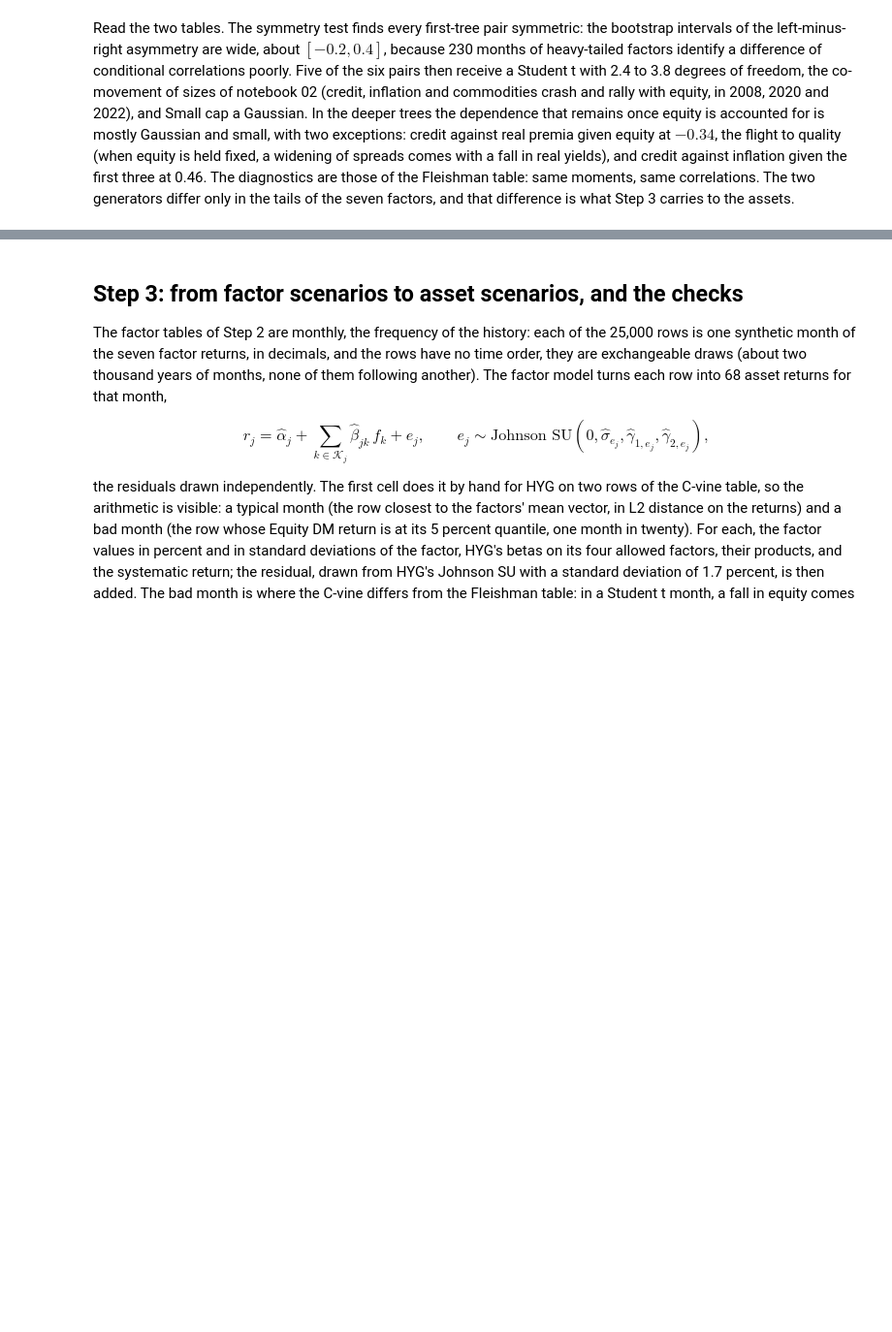
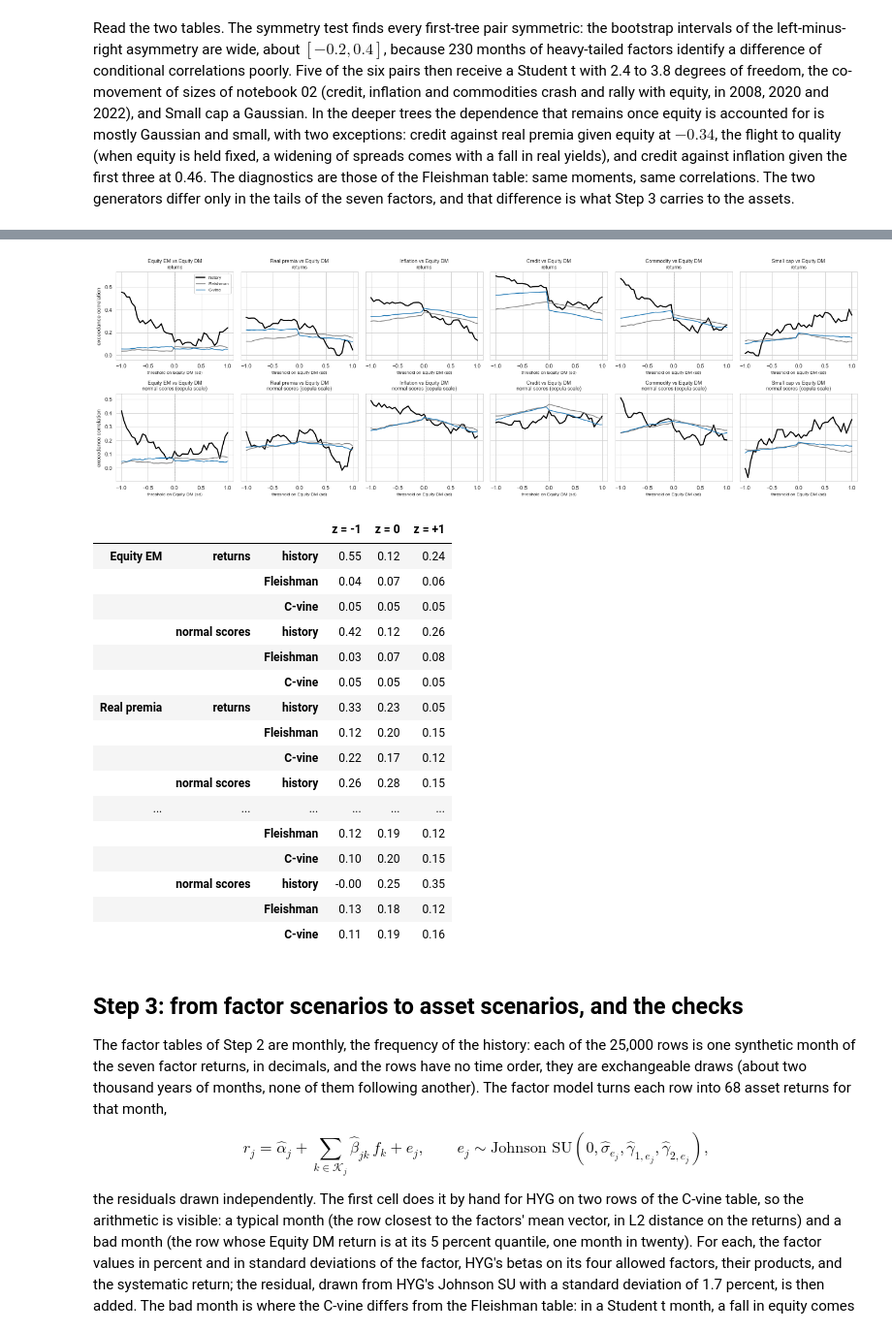
Before and after one commit to mamadouyamar/CVineMarketGen, a Jupyter notebook: examples/03_many_assets_factors.ipynb, the cells around one changed output, grey strips where cells are left out. Shown at 97% size. Cells and saved outputs as stored; diff of their text form; code cells hidden in the pictures; blank space fills up the shorter version.

Commit message:
docs: notebook 03 re-executed with the first tree on the copula scale; factor-level exceedance profiles on both scales; readings updated
Co-Authored-By: Claude Fable 5.1 <noreply@anthropic.com>

```diff
--- a/examples/03_many_assets_factors.ipynb
+++ b/examples/03_many_assets_factors.ipynb
@@ -54,6 +54,9 @@ print("cvinemarketgen", cvinemarketgen.__version__)
 from cvinemarketgen import (load_etf_monthly, load_factor_data, Targets, FleishmanMarket, CVineMarket, FactorModel,
                             exceedance_curve, iid_tests)
 from scipy import stats
+import seaborn as sns
+from scipy import stats
+normal_scores = lambda v: pd.Series(stats.norm.ppf(stats.rankdata(v) / (len(v) + 1)), index=getattr(v, "index", None))   # the copula scale
 # %% [output]
 cvinemarketgen 0.3.0
 # %% [markdown]
@@ -439,3 +463,40 @@ carries to the assets.
+# %%
+base = "Equity DM"; others = [f for f in fm.factors if f != base]; z = np.round(np.arange(-1, 1.0001, 0.05), 3)
+with sns.axes_style("whitegrid"):
+    fig, axes = plt.subplots(2, len(others), figsize=(3.2 * len(others), 6.2), sharey="row")
+    for j, f in enumerate(others):
+        for row, (label, tf) in enumerate([("returns", lambda v: v), ("normal scores (copula scale)", normal_scores)]):
+            ax = axes[row, j]
+            for G, col, name in [(F, "black", "history"), (Ffl, "tab:grey", "Fleishman"), (Fcv, "tab:blue", "C-vine")]:
+                ax.plot(z, exceedance_curve(tf(G[base]), tf(G[f]), z).values, color=col, lw=2 if name == "history" else 1.4, label=name)
+            ax.axvline(0, color="grey", lw=0.6, ls=":"); ax.set_title(f"{f} vs {base}\n{label}", fontsize=9); ax.set_xlabel(f"threshold on {base} (sd)", fontsize=8)
+    axes[0, 0].set_ylabel("exceedance correlation"); axes[1, 0].set_ylabel("exceedance correlation"); axes[0, 0].legend(fontsize=8)
+    plt.tight_layout(); plt.show()
+rows = {}
+for f in others:
+    for label, tf in [("returns", lambda v: v), ("normal scores", normal_scores)]:
+        for G, name in [(F, "history"), (Ffl, "Fleishman"), (Fcv, "C-vine")]:
+            e = exceedance_curve(tf(G[base]), tf(G[f]), [-1.0, 0.0, 1.0]); rows[(f, label, name)] = {"z = -1": e.iloc[0], "z = 0": e.iloc[1], "z = +1": e.iloc[2]}
+pd.DataFrame(rows).T.round(2)
+# %% [output]
+[figure, added]
+|  |  |  | z = -1 | z = 0 | z = +1 |
+| Equity EM | returns | history | 0.55 | 0.12 | 0.24 |
+|  |  | Fleishman | 0.04 | 0.07 | 0.06 |
+|  |  | C-vine | 0.05 | 0.05 | 0.05 |
+|  | normal scores | history | 0.42 | 0.12 | 0.26 |
+|  |  | Fleishman | 0.03 | 0.07 | 0.08 |
+|  |  | C-vine | 0.05 | 0.05 | 0.05 |
+| Real premia | returns | history | 0.33 | 0.23 | 0.05 |
+|  |  | Fleishman | 0.12 | 0.20 | 0.15 |
+|  |  | C-vine | 0.22 | 0.17 | 0.12 |
+|  | normal scores | history | 0.26 | 0.28 | 0.15 |
+| ... | ... | ... | ... | ... | ... |
+|  |  | Fleishman | 0.12 | 0.19 | 0.12 |
+|  |  | C-vine | 0.10 | 0.20 | 0.15 |
+|  | normal scores | history | -0.00 | 0.25 | 0.35 |
+|  |  | Fleishman | 0.13 | 0.18 | 0.12 |
+|  |  | C-vine | 0.11 | 0.19 | 0.16 |
 # %% [markdown]
 ## Step 3: from factor scenarios to asset scenarios, and the checks
 
```
Also changed, not shown: parts of 5 cells of this notebook.
